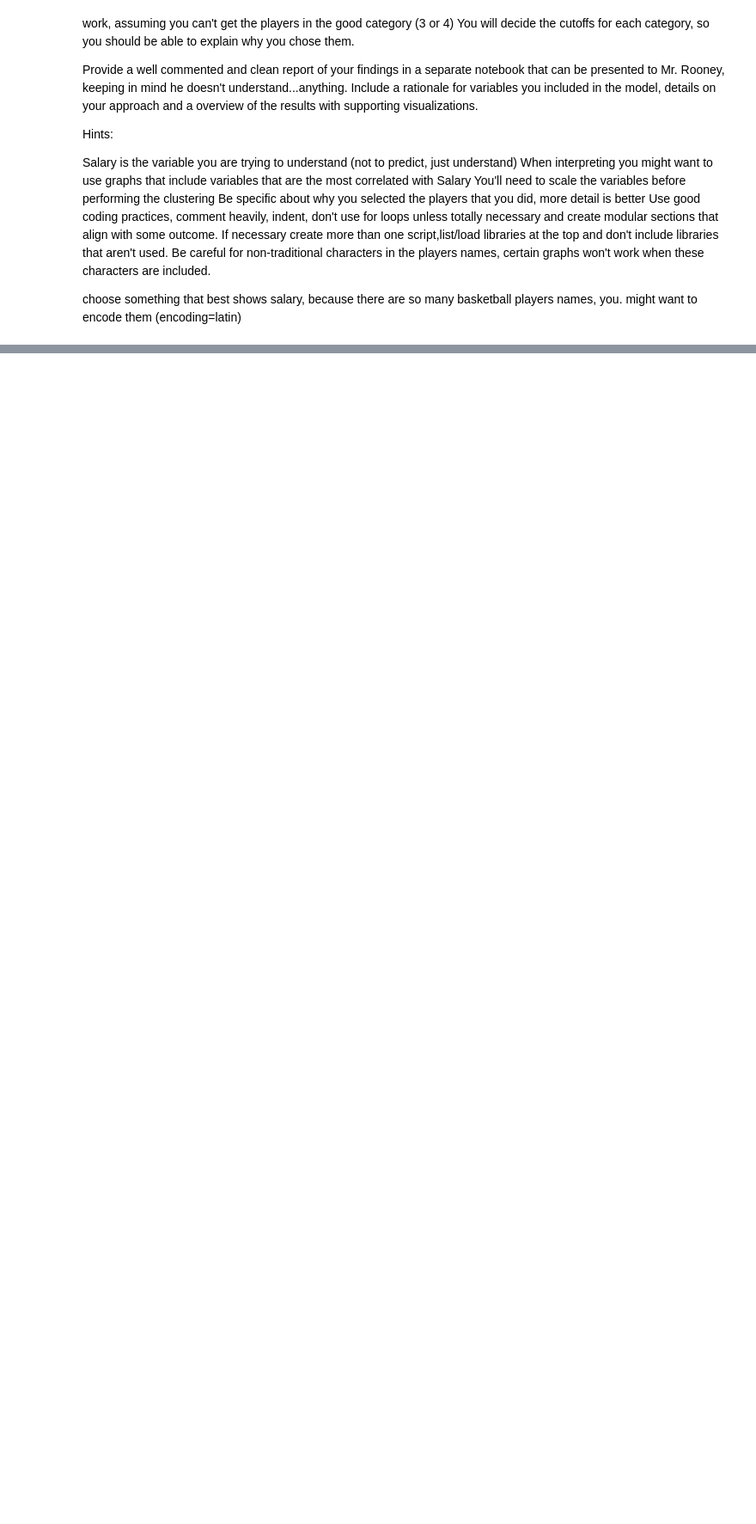
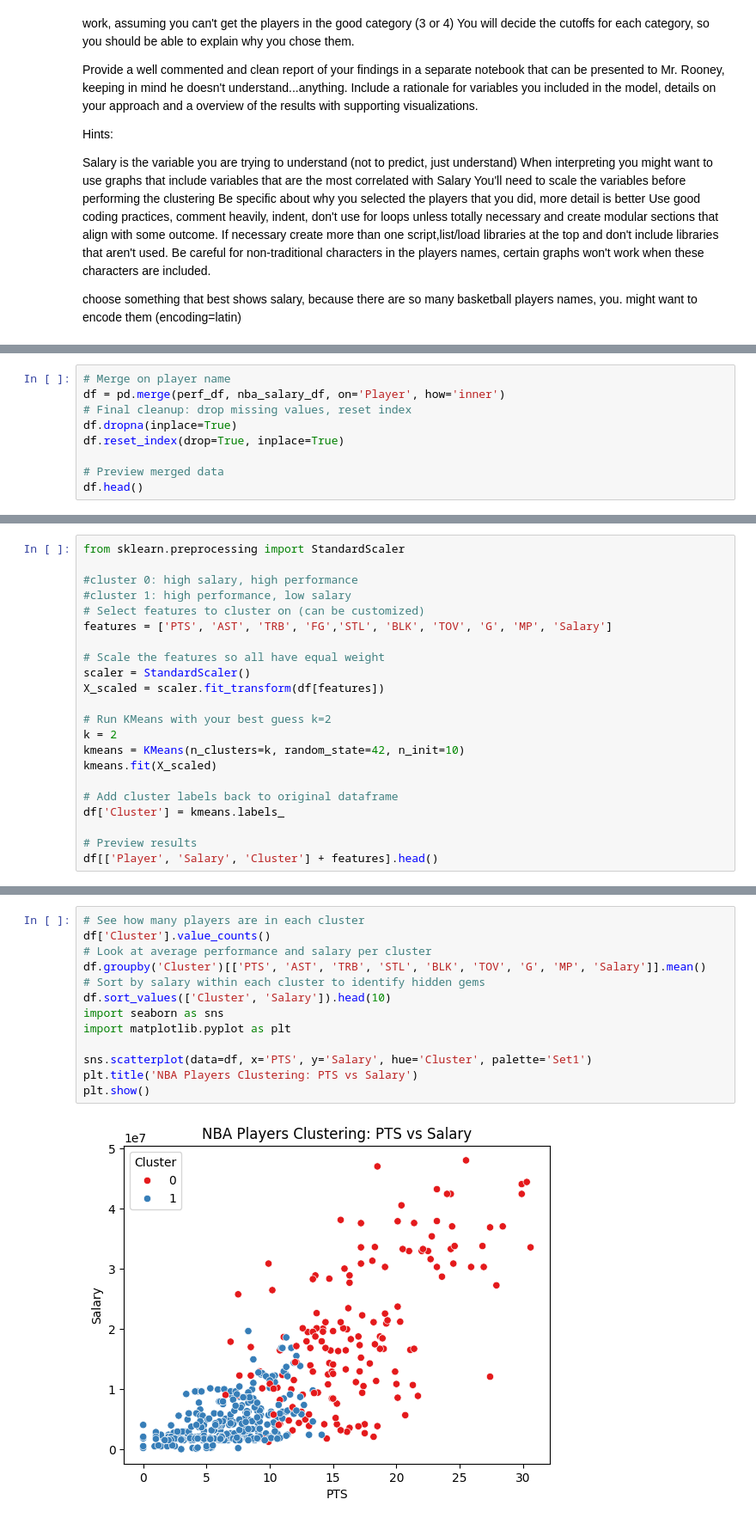
Before and after one commit to yxb8mh/DS-3021, a Jupyter notebook: 10_kMeans Clustering/Lab-Clustering.ipynb, the cells around one changed output, grey strips where cells are left out. Shown: that part at 86% size. Saved outputs shown, nothing was run; the diff lists cells and outputs as text; blank space fills up the shorter version.

```diff
--- a/10_kMeans Clustering/Lab-Clustering.ipynb
+++ b/10_kMeans Clustering/Lab-Clustering.ipynb
@@ -67,0 +117,9 @@ an overview of how and why you made the choices you did. This should be at least
+# %%
+# Merge on player name
+df = pd.merge(perf_df, nba_salary_df, on='Player', how='inner')
+# Final cleanup: drop missing values, reset index
+df.dropna(inplace=True)
+df.reset_index(drop=True, inplace=True)
+
+# Preview merged data
+df.head()
@@ -67,0 +143,22 @@ an overview of how and why you made the choices you did. This should be at least
+# %%
+from sklearn.preprocessing import StandardScaler
+
+#cluster 0: high salary, high performance
+#cluster 1: high performance, low salary
+# Select features to cluster on (can be customized)
+features = ['PTS', 'AST', 'TRB', 'FG','STL', 'BLK', 'TOV', 'G', 'MP', 'Salary']
+
+# Scale the features so all have equal weight
+scaler = StandardScaler()
+X_scaled = scaler.fit_transform(df[features])
+
+# Run KMeans with your best guess k=2
+k = 2
+kmeans = KMeans(n_clusters=k, random_state=42, n_init=10)
+kmeans.fit(X_scaled)
+
+# Add cluster labels back to original dataframe
+df['Cluster'] = kmeans.labels_
+
+# Preview results
+df[['Player', 'Salary', 'Cluster'] + features].head()
@@ -67,0 +206,15 @@ an overview of how and why you made the choices you did. This should be at least
+# %%
+# See how many players are in each cluster
+df['Cluster'].value_counts()
+# Look at average performance and salary per cluster
+df.groupby('Cluster')[['PTS', 'AST', 'TRB', 'STL', 'BLK', 'TOV', 'G', 'MP', 'Salary']].mean()
+# Sort by salary within each cluster to identify hidden gems
+df.sort_values(['Cluster', 'Salary']).head(10)
+import seaborn as sns
+import matplotlib.pyplot as plt
+
+sns.scatterplot(data=df, x='PTS', y='Salary', hue='Cluster', palette='Set1')
+plt.title('NBA Players Clustering: PTS vs Salary')
+plt.show()
+# %% [output]
+[figure, added]
```
Also changed, not shown: parts of 45 cells of this notebook, 1 other file.
